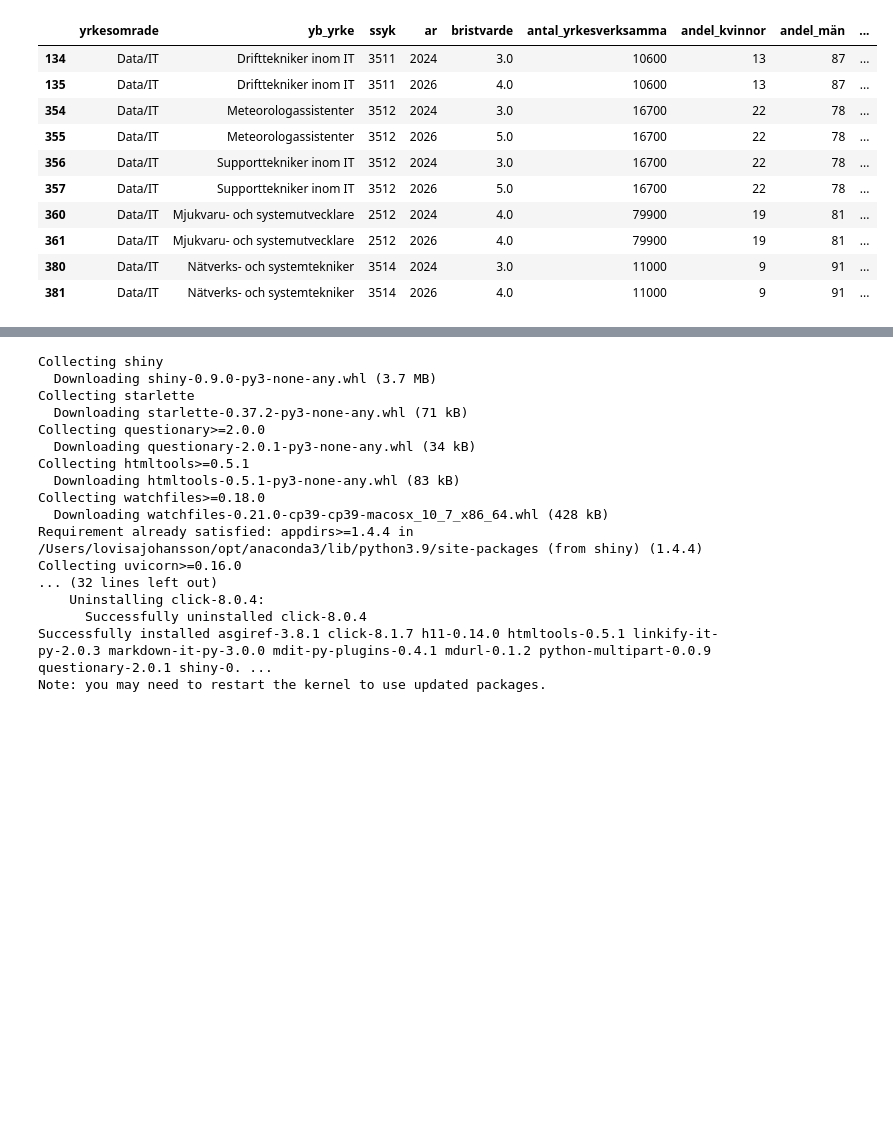
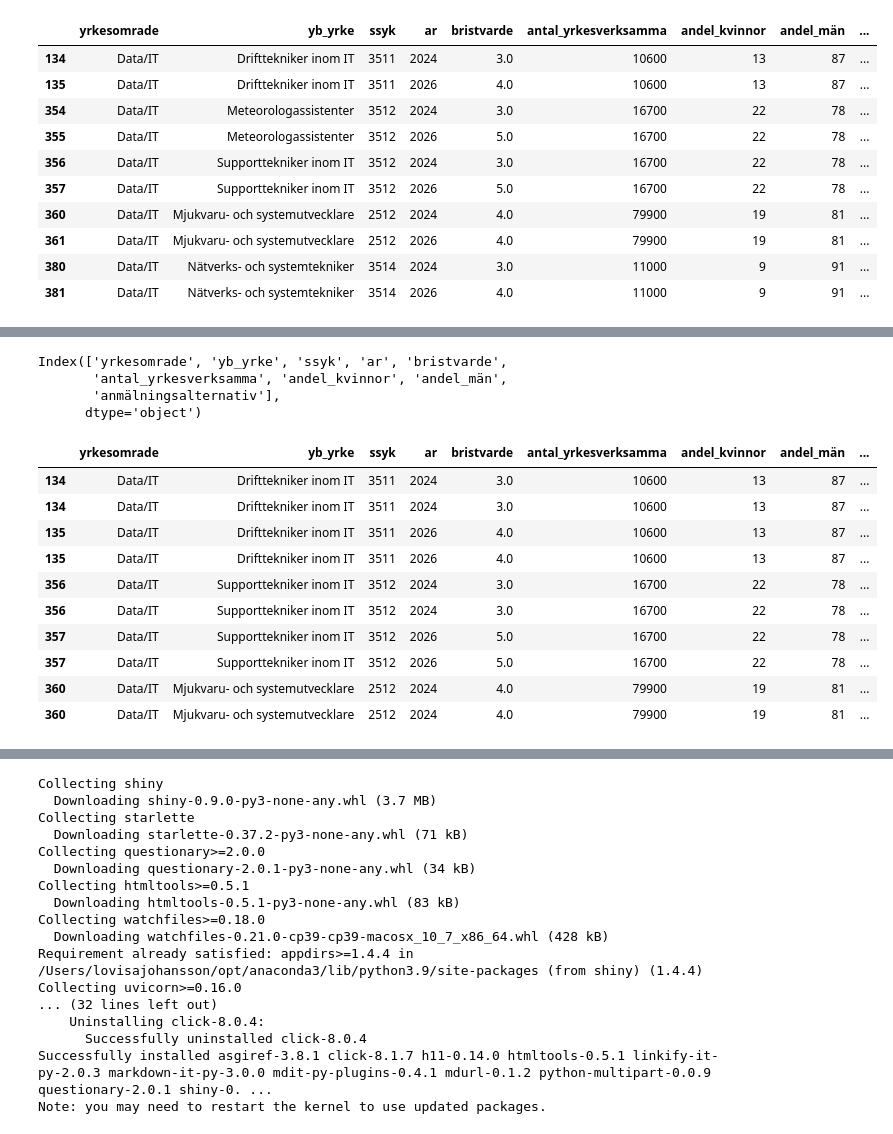
Before and after one commit to Lovisaj01/Open-Data-Project, a Jupyter notebook: preprocessing.ipynb, the cells around one changed output, grey strips where cells are left out. Saved outputs shown, nothing was run; the diff lists cells and outputs as text; code cells hidden in the pictures; blank space fills up the shorter version.

Commit message:
Mergeed the third dataset which made some redundancy

```diff
--- a/preprocessing.ipynb
+++ b/preprocessing.ipynb
@@ -986,0 +1020,25 @@ df.head(10)
+# %%
+# Rename the column to match the other dataset
+employments_results_matches_df = employments_results_matches_df.rename(columns={'matches':'anmälningsalternativ'})
+employments_results_matches_df.columns
+# %% [output]
+Index(['yrkesomrade', 'yb_yrke', 'ssyk', 'ar', 'bristvarde',
+       'antal_yrkesverksamma', 'andel_kvinnor', 'andel_män',
+       'anmälningsalternativ'],
+      dtype='object')
+# %%
+# The values for anmälningsalternativ has to be separated for enabling to merge the datasets, this implies to duplicate rows
+employments_results_matches_df = employments_results_matches_df.explode('anmälningsalternativ')
+employments_results_matches_df.head(10)
+# %% [output]
+|  | yrkesomrade | yb_yrke | ssyk | ar | bristvarde | antal_yrkesverksamma | andel_kvinnor | andel_män | ... |
+| 134 | Data/IT | Drifttekniker inom IT | 3511 | 2024 | 3.0 | 10600 | 13 | 87 | ... |
+| 134 | Data/IT | Drifttekniker inom IT | 3511 | 2024 | 3.0 | 10600 | 13 | 87 | ... |
+| 135 | Data/IT | Drifttekniker inom IT | 3511 | 2026 | 4.0 | 10600 | 13 | 87 | ... |
+| 135 | Data/IT | Drifttekniker inom IT | 3511 | 2026 | 4.0 | 10600 | 13 | 87 | ... |
+| 356 | Data/IT | Supporttekniker inom IT | 3512 | 2024 | 3.0 | 16700 | 22 | 78 | ... |
+| 356 | Data/IT | Supporttekniker inom IT | 3512 | 2024 | 3.0 | 16700 | 22 | 78 | ... |
+| 357 | Data/IT | Supporttekniker inom IT | 3512 | 2026 | 5.0 | 16700 | 22 | 78 | ... |
+| 357 | Data/IT | Supporttekniker inom IT | 3512 | 2026 | 5.0 | 16700 | 22 | 78 | ... |
+| 360 | Data/IT | Mjukvaru- och systemutvecklare | 2512 | 2024 | 4.0 | 79900 | 19 | 81 | ... |
+| 360 | Data/IT | Mjukvaru- och systemutvecklare | 2512 | 2024 | 4.0 | 79900 | 19 | 81 | ... |
```
Also changed, not shown: parts of 7 cells of this notebook.
